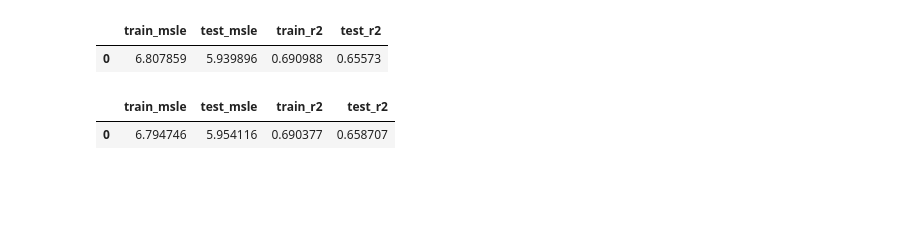
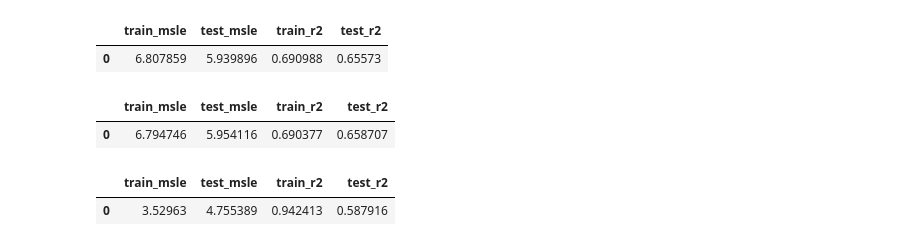
Before and after one commit to delf1/comp4211-project, a Jupyter notebook: code/COMP4211 Project.ipynb, the cells around one changed output. Cells and saved outputs as stored; diff of their text form; code cells hidden in the pictures; blank space fills up the shorter version.

```diff
--- a/code/COMP4211 Project.ipynb
+++ b/code/COMP4211 Project.ipynb
@@ -613,7 +614,7 @@ def randomForestRegression(train_X, train_Y, test_X, test_Y, n_estimators=10, ma
 
     return {"train_pred": train_pred,
             "test_pred": test_pred,
-            "predict":model.predict,
+            "model": model,
             "train_msle": sklearn.metrics.mean_squared_log_error(train_Y, train_pred),
             "test_msle": sklearn.metrics.mean_squared_log_error(test_Y, test_pred),
             "train_r2": sklearn.metrics.r2_score(train_Y, train_pred),
@@ -644,0 +662,6 @@ writePredictionToCsv(rf_reg_result["predict"](test))
+# %%
+xgb_reg_result = randomForestRegression(train_split_X, train_split_Y, test_split_X, test_split_Y)
+pd.DataFrame([list(xgb_reg_result.values())[3:]], columns=list(list(xgb_reg_result.keys())[3:]))
+# %% [output]
+|  | train_msle | test_msle | train_r2 | test_r2 |
+| 0 | 3.52963 | 4.755389 | 0.942413 | 0.587916 |
```
Also changed, not shown: parts of 13 cells of this notebook, 2 other files.
